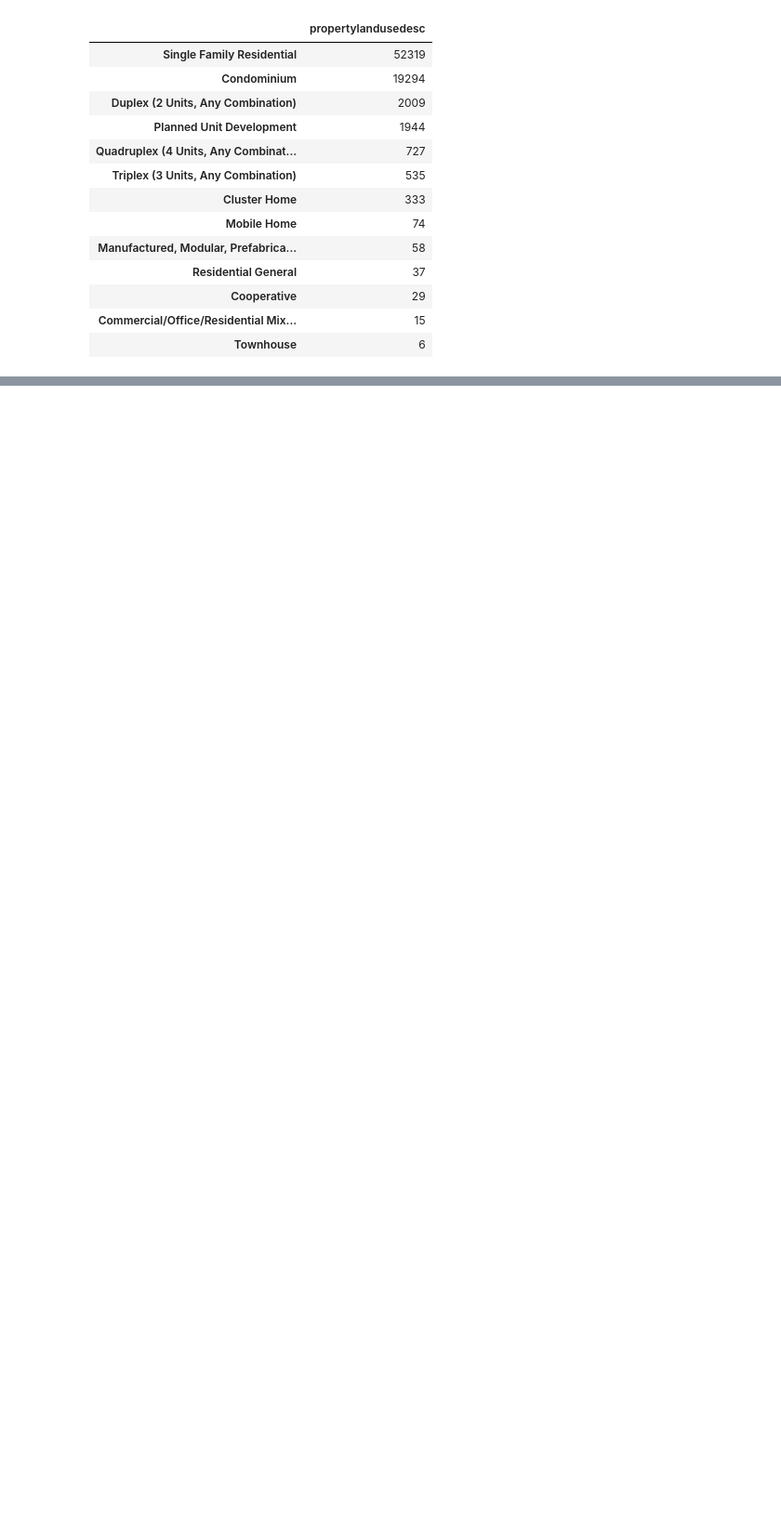
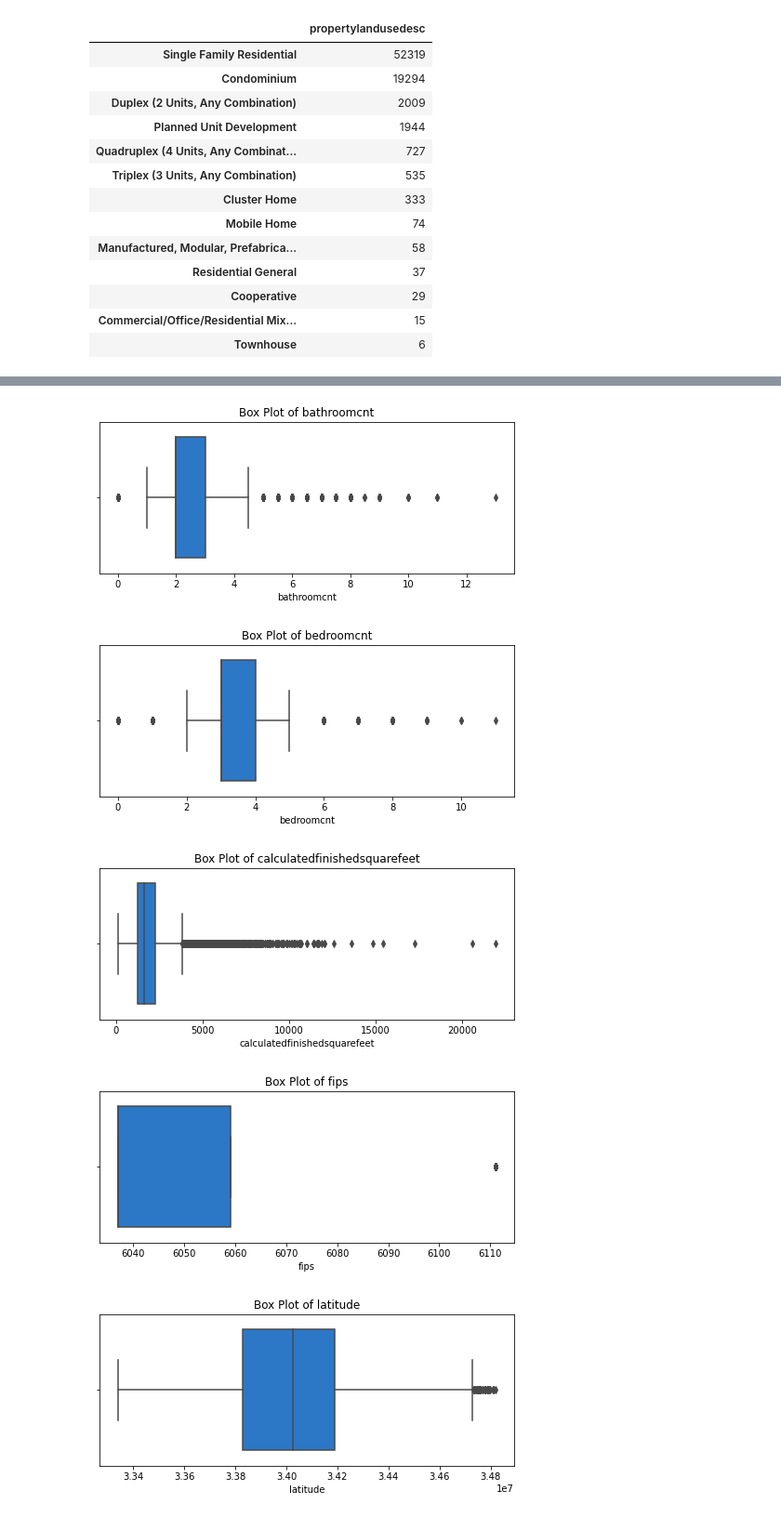
Before and after one commit to HeatherOrtegaMcMillan/Zillow_clustering_project, a Jupyter notebook: initial_notebook.ipynb, the cells around one changed output, grey strips where cells are left out. Shown at 93% size. Drawn from its saved outputs; the diff is of its cells as text; code cells hidden in the pictures; blank space fills up the shorter version.

```diff
--- a/initial_notebook.ipynb
+++ b/initial_notebook.ipynb
@@ -361,0 +489,12 @@ def single_homes(df):
+# %%
+df = cali_counties(df)
+# %%
+def get_tax_rate(df):
+    '''
+    Function takes in dataframe and returns with tax_rate column attched
+    '''
+    df['tax_rate'] = round(df['taxamount'] / df['taxvaluedollarcnt'] * 100, 2)
+
+    return df
+# %%
+df = get_tax_rate(df)
@@ -361,0 +543,25 @@ def single_homes(df):
+# %%
+def plot_boxes(df, figsize = (4,2)):
+    '''
+    This function is for exploring. Takes in a dataframe with variables you would like to see the box plot of.
+    Input the dataframe (either fully, or using .drop) with ONLY the columns you want to see plotted.
+    Will skip over object columns automatically.
+    Optional arguement figsize. Default it's small.
+    '''
+
+    for col in list(df):
+        if df[col].dtypes != object:
+            plt.figure(figsize=figsize)
+            sns.boxplot(data = df, x = col)
+            plt.title(f'Box Plot of {col}')
+            plt.show()
+        else:
+            print(f'{col} is an object type')
+# %%
+plot_boxes(df.drop(columns = ['parcelid', 'yearbuilt_bins']), figsize = (8,3))
+# %% [output]
+[figure, added]
+[figure, added]
+[figure, added]
+[figure, added]
+[figure, added]
```
Also changed, not shown: parts of 36 cells of this notebook.
